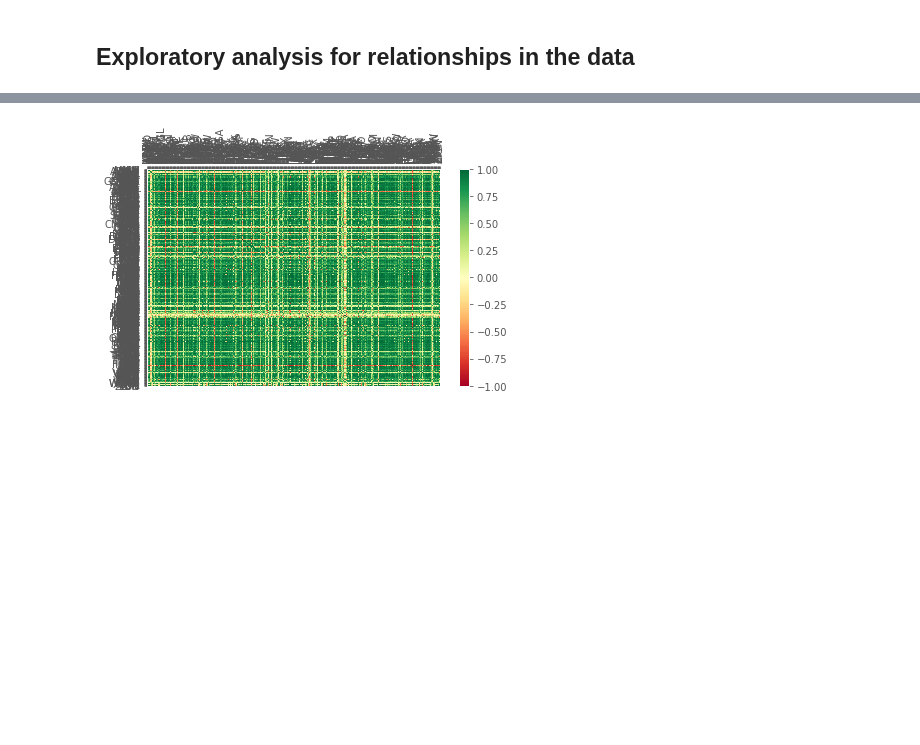
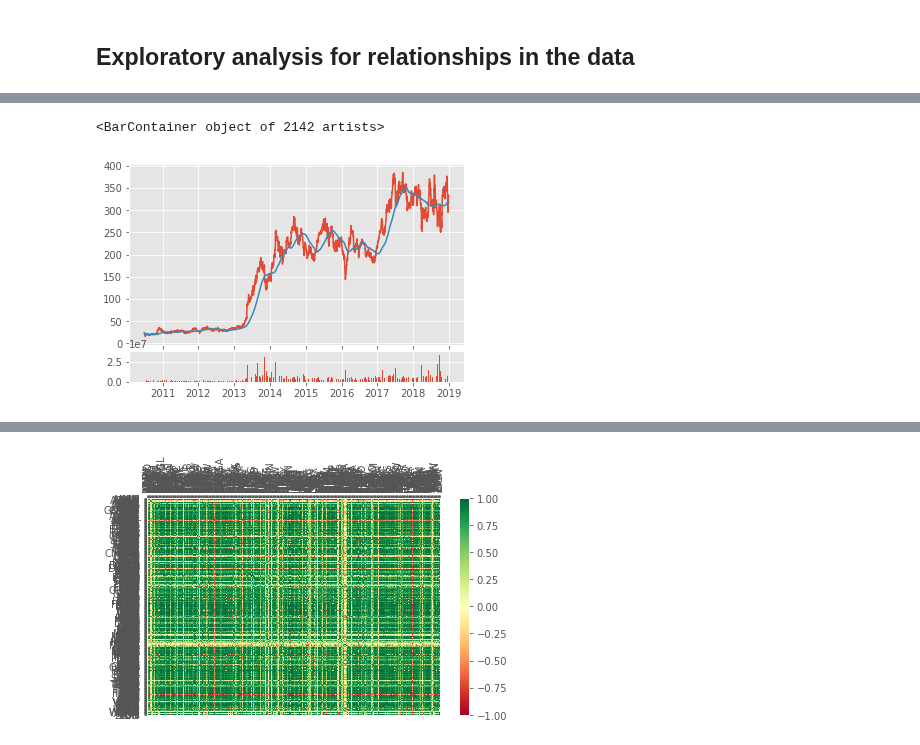
Before and after one commit to pugwala/FinancialExploratoryAnalysis, a Jupyter notebook: FinancialExploratoryAnalysis.ipynb, the cells around one changed output, grey strips where cells are left out. Saved outputs shown, nothing was run; the diff lists cells and outputs as text; code cells hidden in the pictures; blank space fills up the shorter version.

```diff
--- a/FinancialExploratoryAnalysis.ipynb
+++ b/FinancialExploratoryAnalysis.ipynb
@@ -107,0 +124,4 @@ def compile_data():
+# %%
+df['100ma'] = df['Adj Close'].rolling(window=100, min_periods=0).mean()
+#df.head()
+df.tail()
@@ -107,0 +136,10 @@ def compile_data():
+# %%
+ax1 = plt.subplot2grid((6,1), (0,0), rowspan=5, colspan=1)
+ax2 = plt.subplot2grid((6,1), (5,0), rowspan=1, colspan=1, sharex=ax1)  # share the X axis for zooming :)
+
+ax1.plot(df.index, df['Adj Close'])
+ax1.plot(df.index, df['100ma'])
+ax2.bar(df.index, df['Volume'])
+# %% [output]
+<BarContainer object of 2142 artists>
+[figure, added]
```
Also changed, not shown: parts of 6 cells of this notebook, 1 other file.
